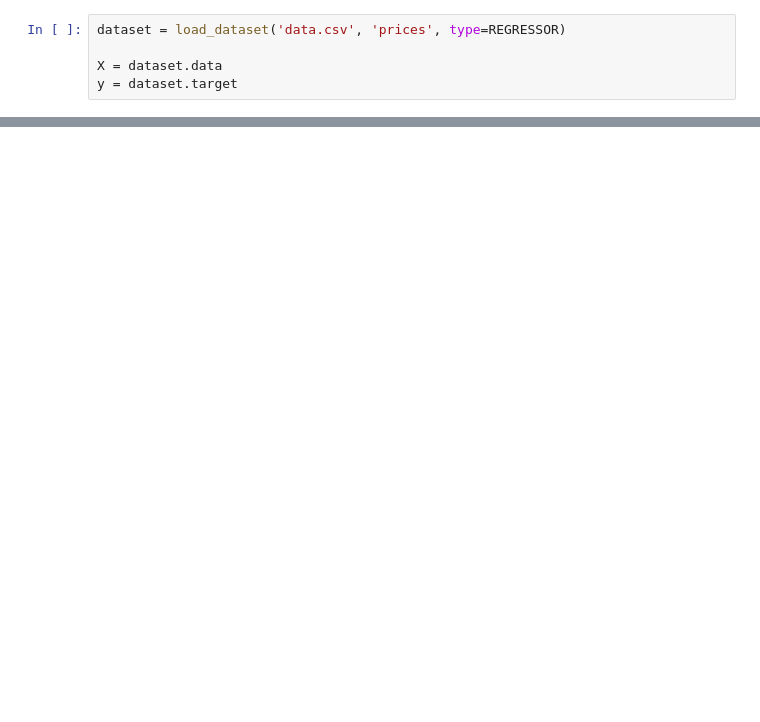
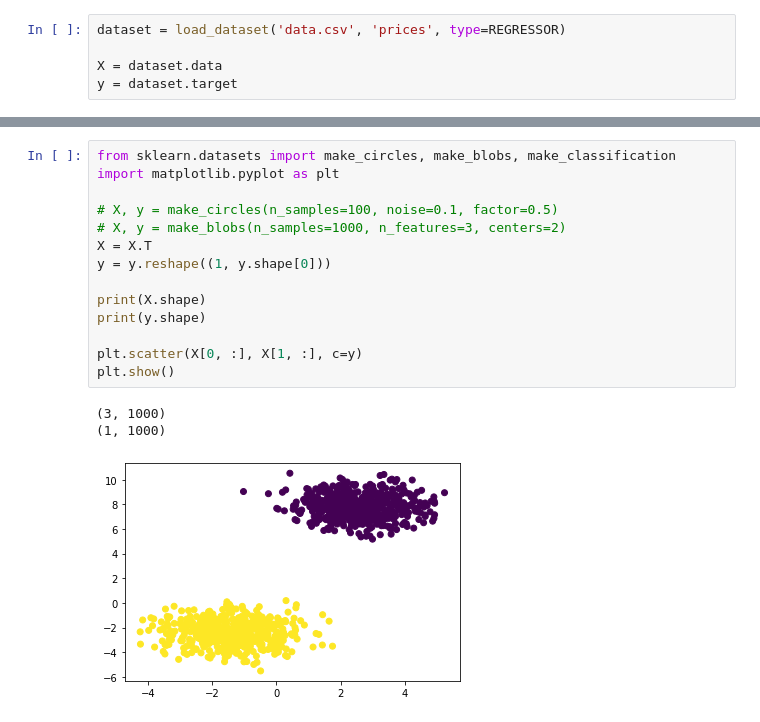
Before and after one commit to coscialp/AI-learn, a Jupyter notebook: linear_regression.ipynb, the cells around one changed output, grey strips where cells are left out. Cells and saved outputs as stored; diff of their text form; blank space fills up the shorter version.

```diff
--- a/linear_regression.ipynb
+++ b/linear_regression.ipynb
@@ -23,0 +53,18 @@ model.score(X, y)
+# %%
+from sklearn.datasets import make_circles, make_blobs, make_classification
+import matplotlib.pyplot as plt
+
+# X, y = make_circles(n_samples=100, noise=0.1, factor=0.5)
+# X, y = make_blobs(n_samples=1000, n_features=3, centers=2)
+X = X.T
+y = y.reshape((1, y.shape[0]))
+
+print(X.shape)
+print(y.shape)
+
+plt.scatter(X[0, :], X[1, :], c=y)
+plt.show()
+# %% [output]
+(3, 1000)
+(1, 1000)
+[figure, added]
```
Also changed, not shown: parts of 6 cells of this notebook, 10 other files.
